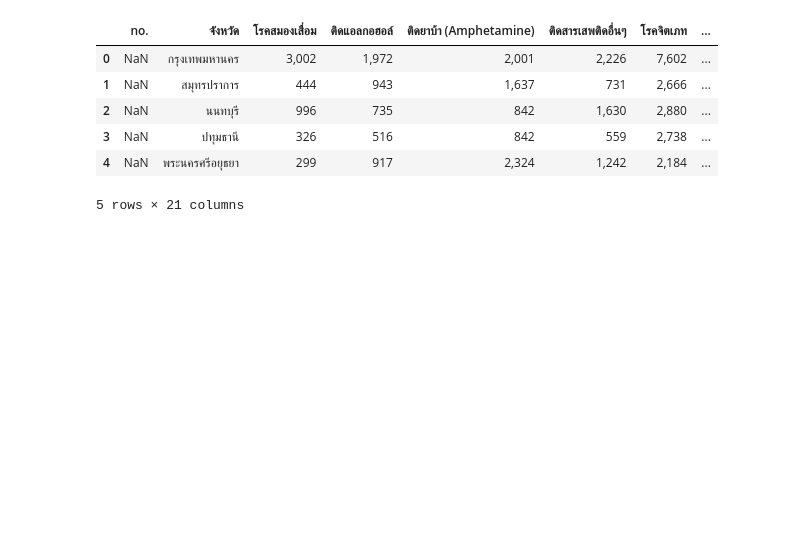
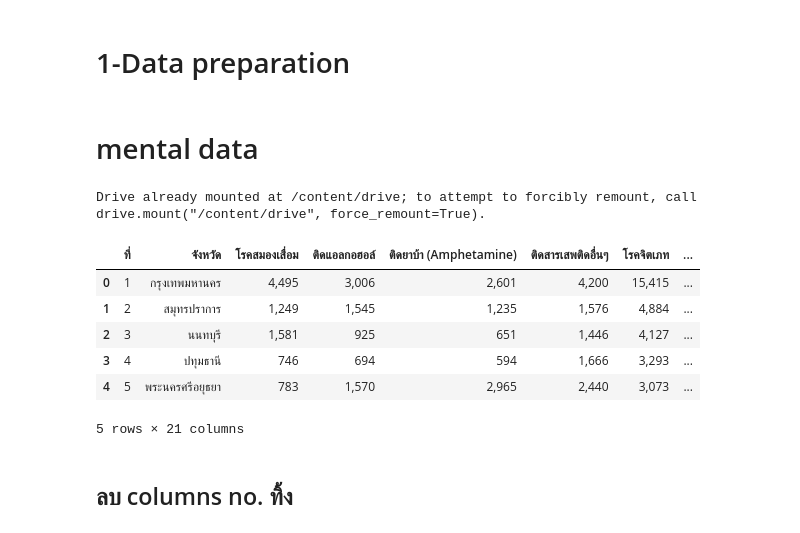
Before and after one commit to mill-ornrakorn/Spatiotemporal-epidemiology-and-analysis-of-mental-health-conditions-in-Thailand, a Jupyter notebook: 1-Data preparation.ipynb, the cells around one changed output. Saved outputs shown, nothing was run; the diff lists cells and outputs as text; code cells hidden in the pictures; blank space fills up the shorter version.

```diff
--- a/1-Data preparation.ipynb
+++ b/1-Data preparation.ipynb
@@ -1,15 +1,26 @@
+# %% [markdown]
+# 1-Data preparation
+# %% [markdown]
+# mental data
+# %%
+from google.colab import drive
+drive.mount('/content/drive')
+# %% [output]
+Drive already mounted at /content/drive; to attempt to forcibly remount, call drive.mount("/content/drive", force_remount=True).
 # %%
 # เปิดไฟล์
 import pandas as pd
-mental_data = pd.read_excel('Y62_กรมสุขภาพจิต กระทรวงสาธารณสุข.xlsx')
+mental_data = pd.read_excel('/content/drive/MyDrive/ColabNotebooks/Thai Mental/Y66_กรมสุขภาพจิต กระทรวงสาธารณสุข.xlsx')
 mental_data.head()
 # %% [output]
-|  | no. | จังหวัด | โรคสมองเสื่อม | ติดแอลกอฮอล์ | ติดยาบ้า (Amphetamine) | ติดสารเสพติดอื่นๆ | โรคจิตเภท | ... |
-| 0 | NaN | กรุงเทพมหานคร | 3,002 | 1,972 | 2,001 | 2,226 | 7,602 | ... |
-| 1 | NaN | สมุทรปราการ | 444 | 943 | 1,637 | 731 | 2,666 | ... |
-| 2 | NaN | นนทบุรี | 996 | 735 | 842 | 1,630 | 2,880 | ... |
-| 3 | NaN | ปทุมธานี | 326 | 516 | 842 | 559 | 2,738 | ... |
-| 4 | NaN | พระนครศรีอยุธยา | 299 | 917 | 2,324 | 1,242 | 2,184 | ... |
+|  | ที่ | จังหวัด | โรคสมองเสื่อม | ติดแอลกอฮอล์ | ติดยาบ้า (Amphetamine) | ติดสารเสพติดอื่นๆ | โรคจิตเภท | ... |
+| 0 | 1 | กรุงเทพมหานคร | 4,495 | 3,006 | 2,601 | 4,200 | 15,415 | ... |
+| 1 | 2 | สมุทรปราการ | 1,249 | 1,545 | 1,235 | 1,576 | 4,884 | ... |
+| 2 | 3 | นนทบุรี | 1,581 | 925 | 651 | 1,446 | 4,127 | ... |
+| 3 | 4 | ปทุมธานี | 746 | 694 | 594 | 1,666 | 3,293 | ... |
+| 4 | 5 | พระนครศรีอยุธยา | 783 | 1,570 | 2,965 | 2,440 | 3,073 | ... |
 5 rows × 21 columns
+# %% [markdown]
+## ลบ columns no. ทิ้ง
 # %%
 # ลบ columns no. ทิ้ง
```
Also changed, not shown: parts of 37 cells of this notebook.
